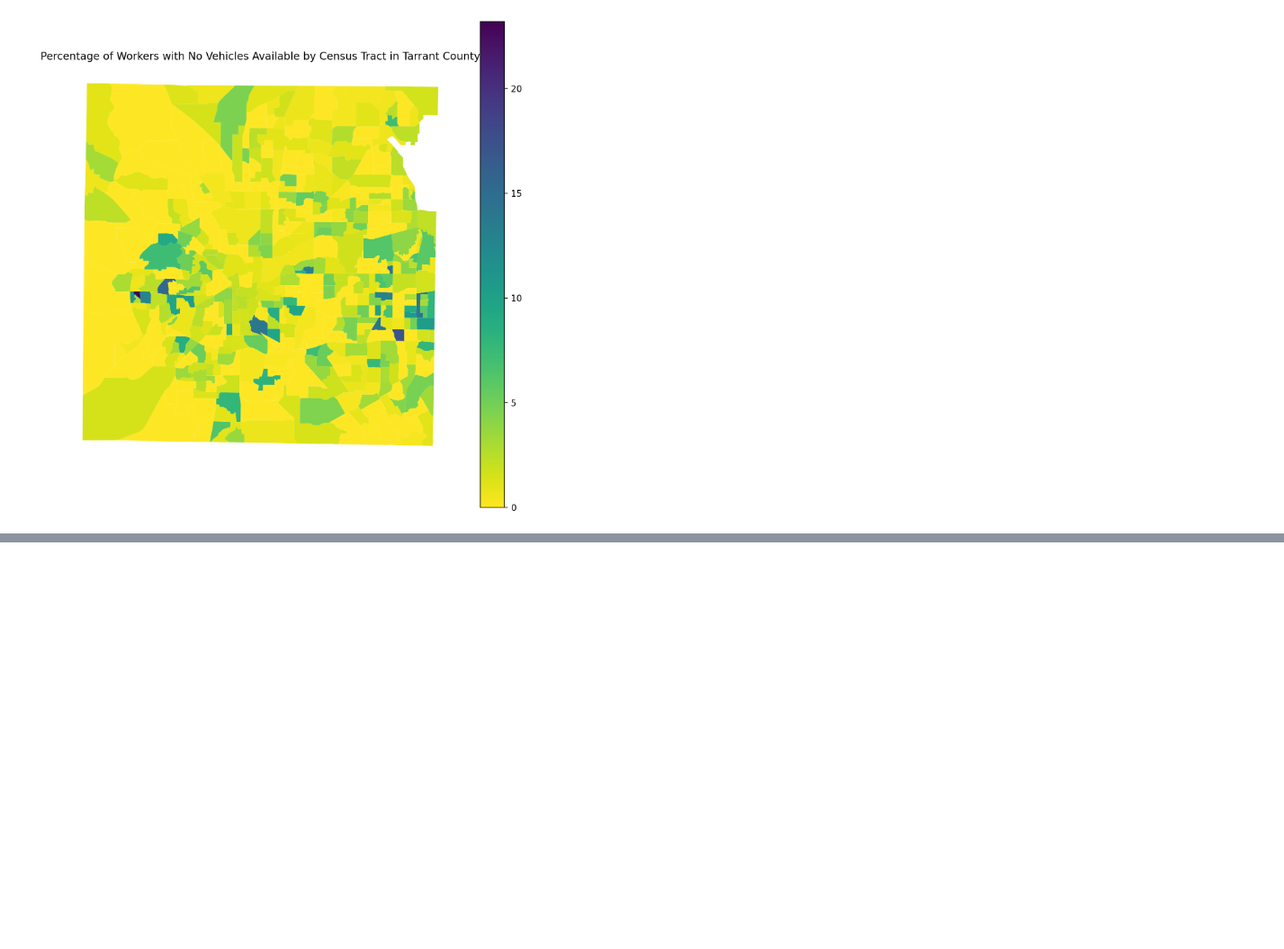
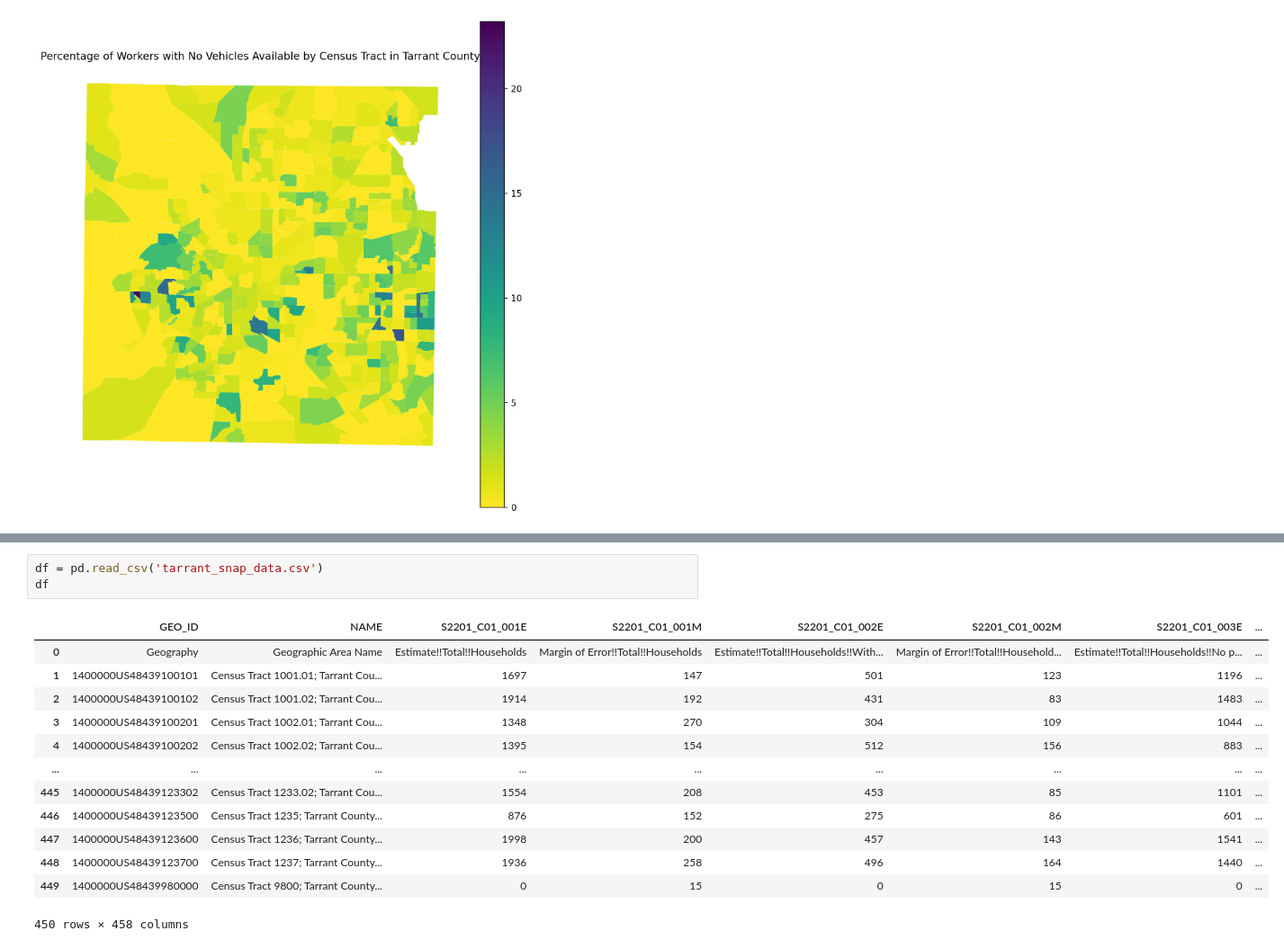
Before and after one commit to sarazarea26/fooddesertproject, a Jupyter notebook: food_justice/tarrantcounty/tarrantcountyanalysis.ipynb, the cells around one changed output, grey strips where cells are left out. Shown at 90% size. Cells and saved outputs as stored; diff of their text form; blank space fills up the shorter version.

```diff
--- a/food_justice/tarrantcounty/tarrantcountyanalysis.ipynb
+++ b/food_justice/tarrantcounty/tarrantcountyanalysis.ipynb
@@ -240,0 +264,17 @@ plt.show()
+# %%
+df = pd.read_csv('tarrant_snap_data.csv')
+df
+# %% [output]
+|  | GEO_ID | NAME | S2201_C01_001E | S2201_C01_001M | S2201_C01_002E | S2201_C01_002M | S2201_C01_003E | ... |
+| 0 | Geography | Geographic Area Name | Estimate!!Total!!Households | Margin of Error!!Total!!Households | Estimate!!Total!!Households!!With... | Margin of Error!!Total!!Household... | Estimate!!Total!!Households!!No p... | ... |
+| 1 | 1400000US48439100101 | Census Tract 1001.01; Tarrant Cou... | 1697 | 147 | 501 | 123 | 1196 | ... |
+| 2 | 1400000US48439100102 | Census Tract 1001.02; Tarrant Cou... | 1914 | 192 | 431 | 83 | 1483 | ... |
+| 3 | 1400000US48439100201 | Census Tract 1002.01; Tarrant Cou... | 1348 | 270 | 304 | 109 | 1044 | ... |
+| 4 | 1400000US48439100202 | Census Tract 1002.02; Tarrant Cou... | 1395 | 154 | 512 | 156 | 883 | ... |
+| ... | ... | ... | ... | ... | ... | ... | ... | ... |
+| 445 | 1400000US48439123302 | Census Tract 1233.02; Tarrant Cou... | 1554 | 208 | 453 | 85 | 1101 | ... |
+| 446 | 1400000US48439123500 | Census Tract 1235; Tarrant County... | 876 | 152 | 275 | 86 | 601 | ... |
+| 447 | 1400000US48439123600 | Census Tract 1236; Tarrant County... | 1998 | 200 | 457 | 143 | 1541 | ... |
+| 448 | 1400000US48439123700 | Census Tract 1237; Tarrant County... | 1936 | 258 | 496 | 164 | 1440 | ... |
+| 449 | 1400000US48439980000 | Census Tract 9800; Tarrant County... | 0 | 15 | 0 | 15 | 0 | ... |
+450 rows × 458 columns
```
Also changed, not shown: parts of 8 cells of this notebook, 3 other files.
